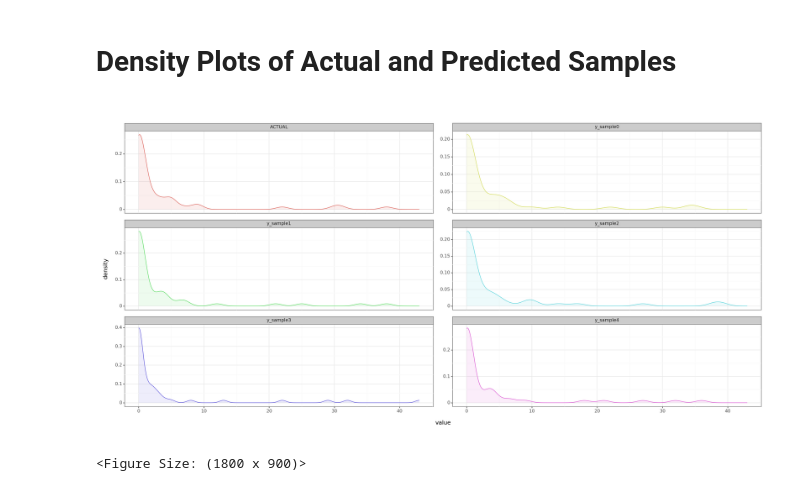
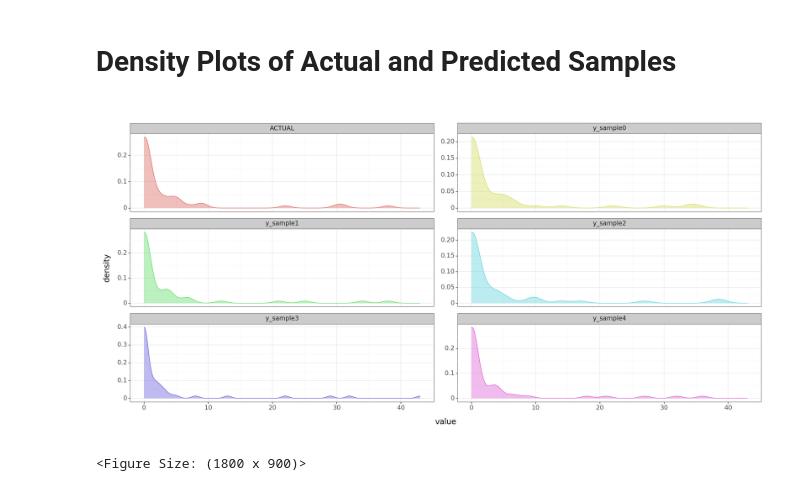
Before and after one commit to StatMixedML/XGBoostLSS, a Jupyter notebook: examples/ZIP_example.ipynb, the cells around one changed output. Cells and saved outputs as stored; diff of their text form; code cells hidden in the pictures.

```diff
--- a/examples/ZIP_example.ipynb
+++ b/examples/ZIP_example.ipynb
@@ -197,20 +197,20 @@ xgblss.plot(X_test,
 # %%
 pred_df = pd.melt(pred_samples.iloc[:,0:5])
 actual_df = pd.DataFrame.from_dict({"variable": "ACTUAL", "value": y_test.reshape(-1,)})
 plot_df = pd.concat([pred_df, actual_df])
 
 (
     ggplot(plot_df,
            aes(x="value",
                color="variable",
                fill="variable")) +
-    geom_density(alpha=0.1) +
+    geom_density(alpha=0.4) +
     facet_wrap("variable",
               scales="free_y",
               ncol=2) +
-    theme_bw() +
+    theme_bw(base_size=15) +
     theme(legend_position="none")
 )
 # %% [output]
-[figure, old version]
+[figure, new version]
 <Figure Size: (1800 x 900)>
```
